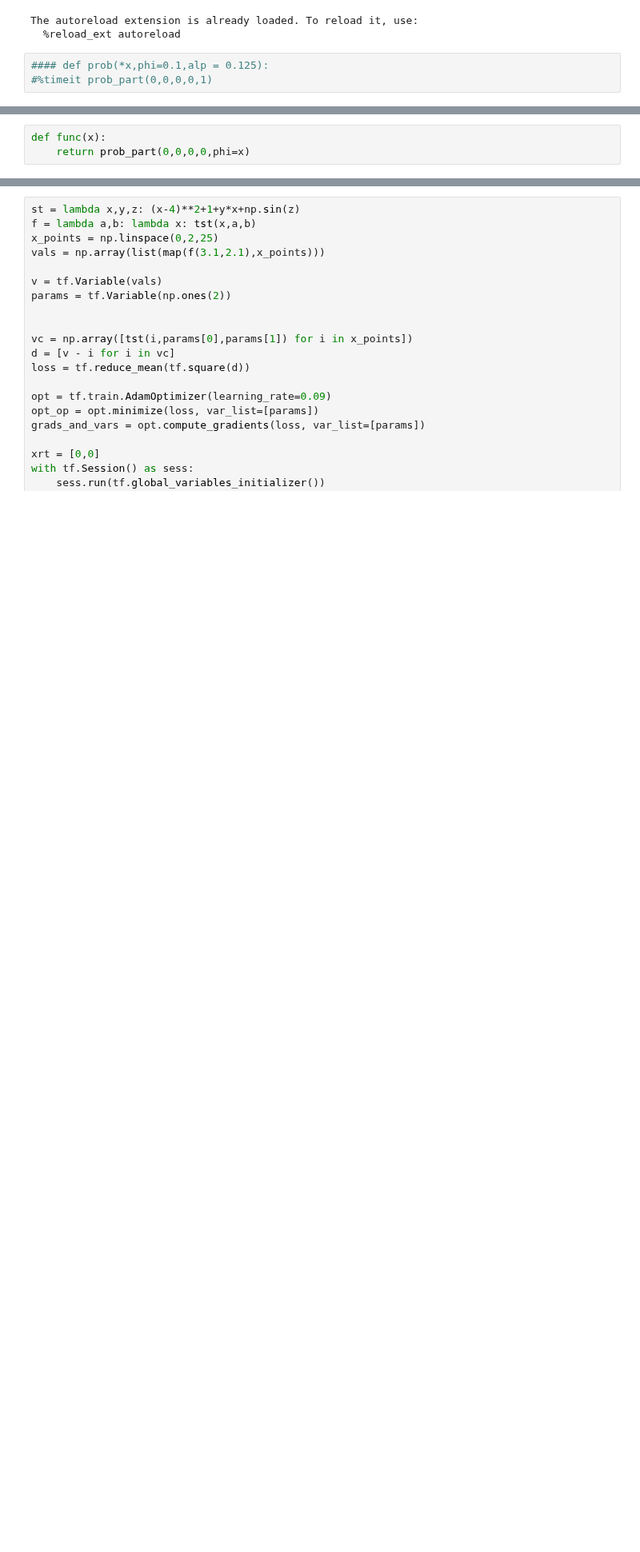
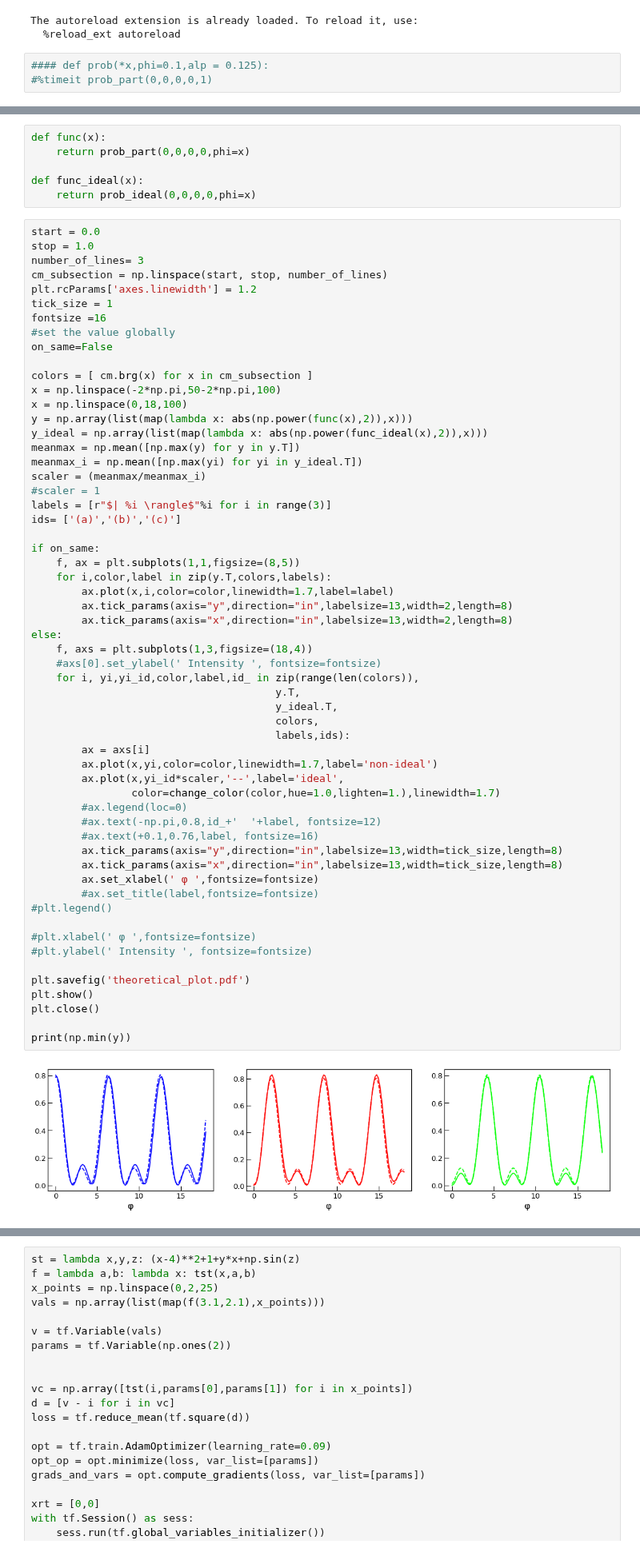
Before and after one commit to DaniloZZZ/quantTechLab, a Jupyter notebook: Fit/Test device func.ipynb, the cells around one changed output, grey strips where cells are left out. Shown at 80% size. Saved outputs shown, nothing was run; the diff lists cells and outputs as text; blank space fills up the shorter version.

```diff
--- a/Fit/Test device func.ipynb
+++ b/Fit/Test device func.ipynb
@@ -18,3 +39,66 @@ The autoreload extension is already loaded. To reload it, use:
 # %%
 def func(x):
     return prob_part(0,0,0,0,phi=x)
+
+def func_ideal(x):
+    return prob_ideal(0,0,0,0,phi=x)
+# %%
+start = 0.0
+stop = 1.0
+number_of_lines= 3
+cm_subsection = np.linspace(start, stop, number_of_lines)
+plt.rcParams['axes.linewidth'] = 1.2
+tick_size = 1
+fontsize =16
+#set the value globally
+on_same=False
+
+colors = [ cm.brg(x) for x in cm_subsection ]
+x = np.linspace(-2*np.pi,50-2*np.pi,100)
+x = np.linspace(0,18,100)
+y = np.array(list(map(lambda x: abs(np.power(func(x),2)),x)))
+y_ideal = np.array(list(map(lambda x: abs(np.power(func_ideal(x),2)),x)))
+meanmax = np.mean([np.max(y) for y in y.T])
+meanmax_i = np.mean([np.max(yi) for yi in y_ideal.T])
+scaler = (meanmax/meanmax_i)
+#scaler = 1
+labels = [r"$| %i \rangle$"%i for i in range(3)]
+ids= ['(a)','(b)','(c)']
+
+if on_same:
+    f, ax = plt.subplots(1,1,figsize=(8,5))
+    for i,color,label in zip(y.T,colors,labels):
+        ax.plot(x,i,color=color,linewidth=1.7,label=label)
+        ax.tick_params(axis="y",direction="in",labelsize=13,width=2,length=8)
+        ax.tick_params(axis="x",direction="in",labelsize=13,width=2,length=8)
+else:
+    f, axs = plt.subplots(1,3,figsize=(18,4))
+    #axs[0].set_ylabel(' Intensity ', fontsize=fontsize)
+    for i, yi,yi_id,color,label,id_ in zip(range(len(colors)),
+                                       y.T,
+                                       y_ideal.T,
+                                       colors,
+                                       labels,ids):
+        ax = axs[i]
+        ax.plot(x,yi,color=color,linewidth=1.7,label='non-ideal')
+        ax.plot(x,yi_id*scaler,'--',label='ideal',
+                color=change_color(color,hue=1.0,lighten=1.),linewidth=1.7)
+        #ax.legend(loc=0)
+        #ax.text(-np.pi,0.8,id_+'  '+label, fontsize=12)
+        #ax.text(+0.1,0.76,label, fontsize=16)
+        ax.tick_params(axis="y",direction="in",labelsize=13,width=tick_size,length=8)
+        ax.tick_params(axis="x",direction="in",labelsize=13,width=tick_size,length=8)
+        ax.set_xlabel(' φ ',fontsize=fontsize)
+        #ax.set_title(label,fontsize=fontsize)
+#plt.legend()
+
+#plt.xlabel(' φ ',fontsize=fontsize)
+#plt.ylabel(' Intensity ', fontsize=fontsize)
+
+plt.savefig('theoretical_plot.pdf')
+plt.show()
+plt.close()
+
+print(np.min(y))
+# %% [output]
+[figure, added]
```
Also changed, not shown: parts of 5 cells of this notebook, 5 other files.
